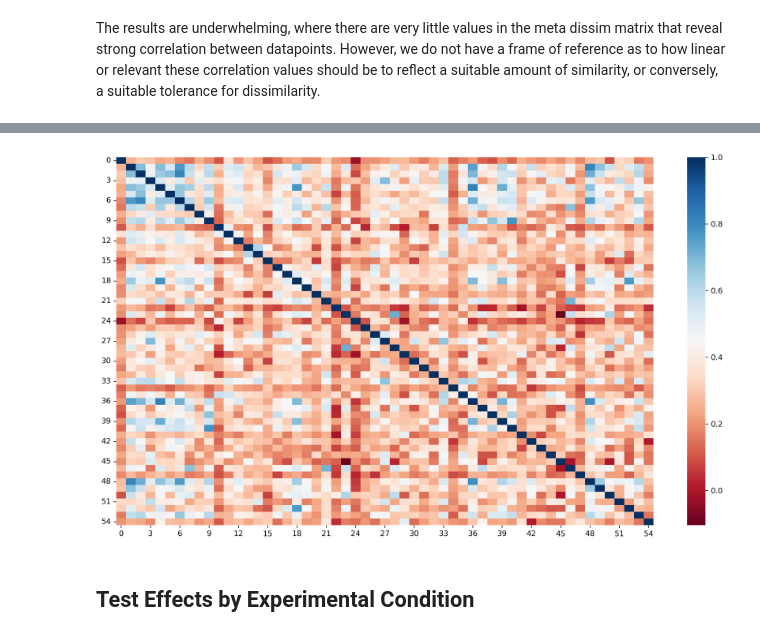
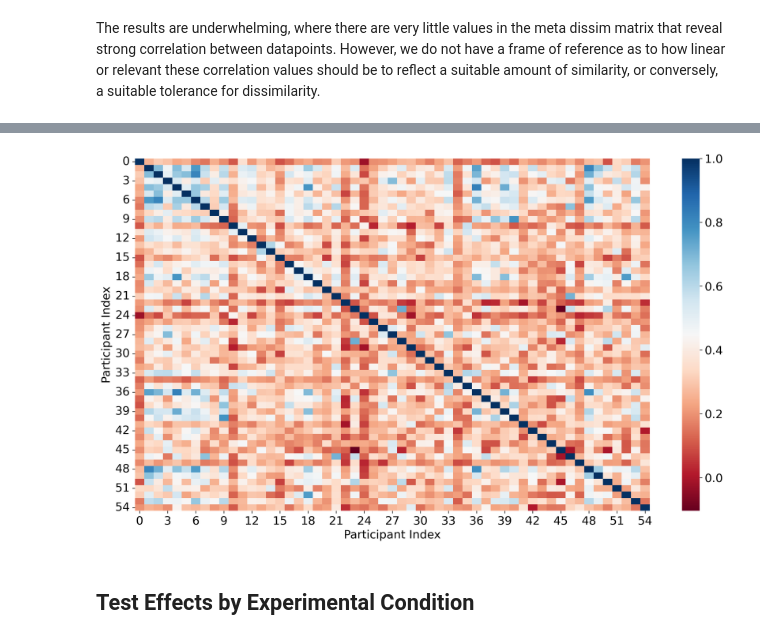
Before and after one commit to Trebolium/VoicePerception, a Jupyter notebook: Exploratory Study on Perceptual Spaces of the Singing Voice.ipynb, the cells around one changed output, grey strips where cells are left out. Cells and saved outputs as stored; diff of their text form; code cells hidden in the pictures.

Commit message:
Updated graphic representations and finalised README doc

```diff
--- a/Exploratory Study on Perceptual Spaces of the Singing Voice.ipynb
+++ b/Exploratory Study on Perceptual Spaces of the Singing Voice.ipynb
@@ -630,6 +633,8 @@ for s_idx, s_id in enumerate(session_cond_names):
             ratings_idxs_grouped_by_session[s_idx].append((flattened_dissim_matrix, idx))
 # %%
 import seaborn as sns
+
+text_size = 16
 
 for idx, cond_ratings_idxs_list in enumerate(ratings_idxs_grouped_by_session):
     cond_ratings_list = [i[0] for i in cond_ratings_idxs_list]
@@ -639,11 +644,19 @@ for idx, cond_ratings_idxs_list in enumerate(ratings_idxs_grouped_by_session):
     cond_ratings_arr = np.asarray(cond_ratings_list).squeeze(1)
     print(idxs_list)
     cond_ratings_corr = pd.DataFrame(cond_ratings_arr).T.corr('spearman')
-    sns.heatmap(cond_ratings_corr, cmap = "RdBu", annot=True, fmt=".2f")
+    heatmap = sns.heatmap(cond_ratings_corr, cmap = "RdBu", annot=True, xticklabels=idxs_list, yticklabels=idxs_list, fmt=".2f")
+    heatmap.set_xlabel("Participant Index", fontsize=text_size)
+    heatmap.set_xticklabels(heatmap.get_xticklabels(), size=text_size)
+    heatmap.set_ylabel("Participant Index", fontsize=text_size)
+    heatmap.set_yticklabels(heatmap.get_xticklabels(), size=text_size)
+    for text in heatmap.texts:
+        text.set_fontsize(text_size)
+    cbar = heatmap.collections[0].colorbar  # Access the color bar object
+    cbar.ax.tick_params(labelsize=text_size)  # Set the font size as needed
     fig = plt.gcf()
     fig.set_size_inches(16, 9)  # Set the desired width and height in inches
     fig.set_dpi(300)
-    plt.savefig(f"correlations/cor_matrices/corr_mat_plot_{sesh_name}.png", dpi=300)
+    plt.savefig(f"correlations/corr_matrices/corr_mat_plot_{sesh_name}.png", dpi=300)
     plt.show()
     plt.close()
 # %% [output]
@@ -670,36 +683,42 @@ m4high
 """CHECH FOR OUTLIERS AMONG PARTICIPANTS' DISSIMILARITY MATRICES
 Too many datapoints are highly uncorrelated with others, and none are negatively correlated.
 """
 
 # collect all matrices as flattened vectors
 flattened_matrices = np.empty((0,225))
 for idx in range(num_experiments):
     rearranged_dissim_matrix = h5_ram['dissim_matrix_dim15'][idx]
     flattened_dissim_matrix = rearranged_dissim_matrix.flatten()
     flattened_dissim_matrix = flattened_dissim_matrix.reshape(-1, len(flattened_dissim_matrix))
     flattened_matrices = np.append(flattened_matrices,flattened_dissim_matrix, axis=0)
 
 # convert to pandas and get spearman's correlation
 df = pd.DataFrame(flattened_matrices)
 df_tran = df.T
 df_tran_corr = df_tran.corr('spearman')
 
 if True:
-    sns.heatmap(df_tran_corr, cmap = "RdBu")
+    heatmap = sns.heatmap(df_tran_corr, cmap = "RdBu")
+    heatmap.set_xlabel("Participant Index", fontsize=text_size)
+    heatmap.set_xticklabels(heatmap.get_xticklabels(), size=text_size)
+    heatmap.set_ylabel("Participant Index", fontsize=text_size)
+    heatmap.set_yticklabels(heatmap.get_xticklabels(), size=text_size)
+    cbar = heatmap.collections[0].colorbar  # Access the color bar object
+    cbar.ax.tick_params(labelsize=text_size)  # Set the font size as needed
     fig = plt.gcf()
     fig.set_size_inches(16, 9)  # Set the desired width and height in inches
     fig.set_dpi(300)
-    plt.savefig("corr_mat_plot.png", dpi=300)
+    plt.savefig("correlations/corr_matrices/corr_mat_plot.png", dpi=300)
 # perform hc clustering to find outlier clusters that are behaving abnormally
 hcs = []
 # for i in range(1,10):
 #     new_hc = AgglomerativeClustering(n_clusters=i, affinity = 'euclidean', linkage='ward')
 #     hc_new_clustering = new_hc.fit_predict(df_tran_corr)
 #     print('For {0} clusters, the data splits in the following way:'.format(i))
 #     print(hc_new_clustering)
 #     hcs.append(hc_new_clustering)
 # %% [output]
-[figure, old version]
+[figure, new version]
 # %% [markdown]
 ## Test Effects by Experimental Condition
 # %% [markdown]
```
Also changed, not shown: parts of 12 cells of this notebook, 4 other files.
